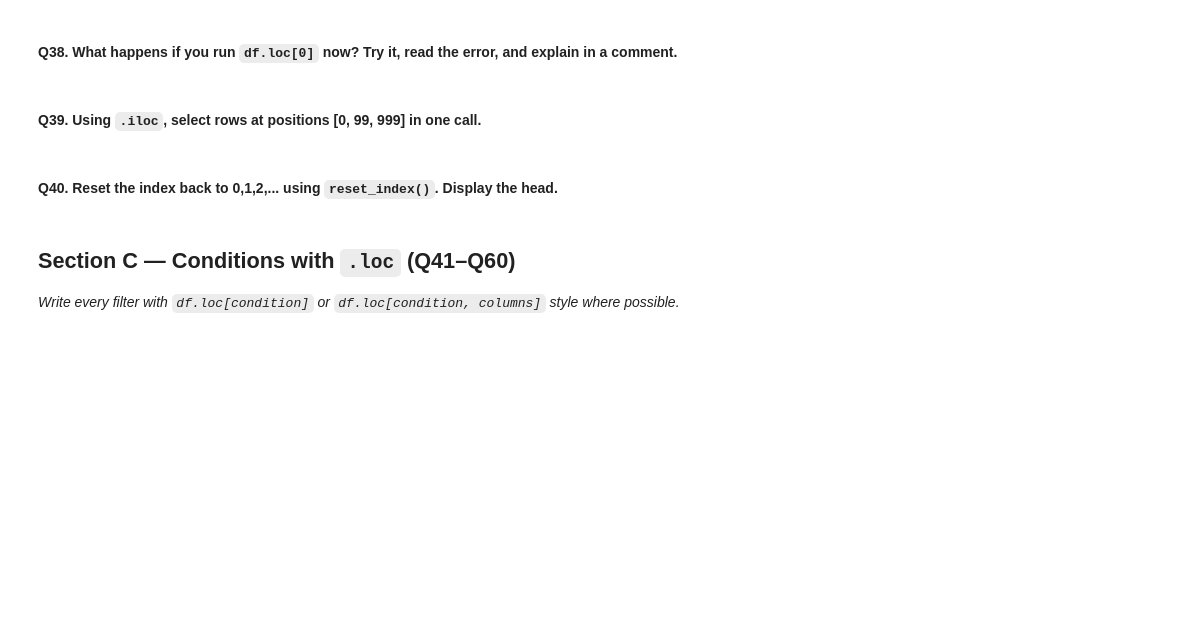
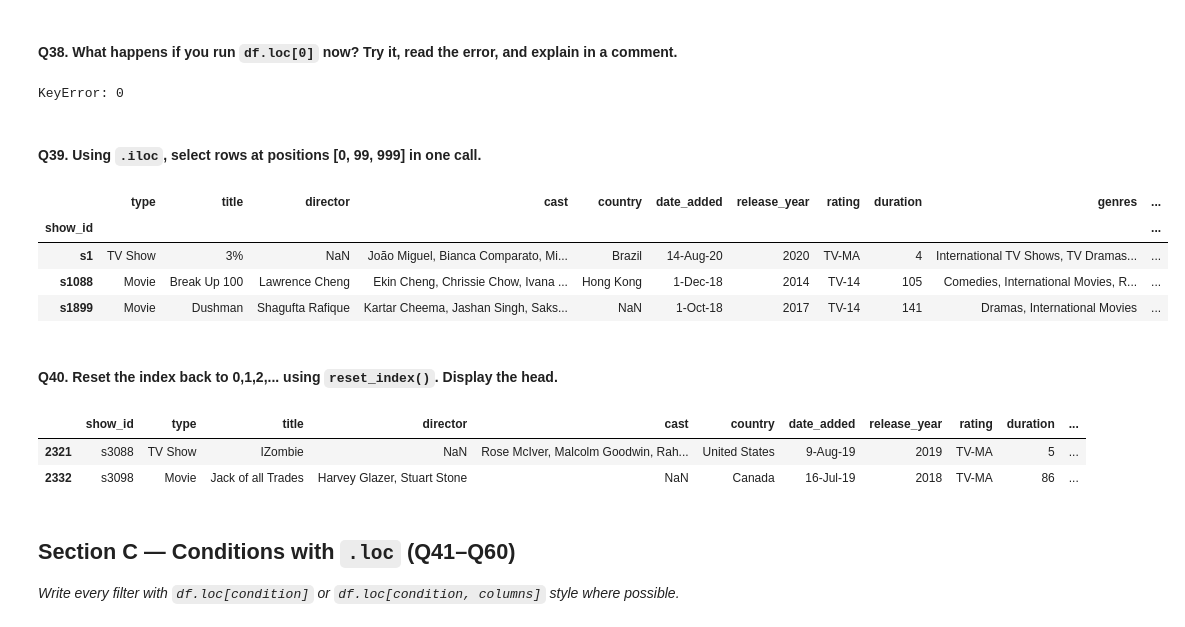
Before and after one commit to Kaini9/Netflix_Dataset_Pandas_125_Questions, a Jupyter notebook: netflix_125_question_workbook.ipynb, the cells around one changed output. Drawn from its saved outputs; the diff is of its cells as text; code cells hidden in the pictures; blank space fills up the shorter version.

```diff
--- a/netflix_125_question_workbook.ipynb
+++ b/netflix_125_question_workbook.ipynb
@@ -415,11 +604,33 @@ df.loc[10:20]
+# %%
+# Your answer here
+#because i have set the index to show id so it gets error
+try:
+    df.loc[0]
+except KeyError as e:
+    print("KeyError:", e)
+# %% [output]
+KeyError: 0
 # %% [markdown]
 #### Q39. Using `.iloc`, select rows at positions [0, 99, 999] in one call.
 # %%
 # Your answer here
+df.iloc[[0, 99, 999]]
+# %% [output]
+|  | type | title | director | cast | country | date_added | release_year | rating | duration | genres | ... |
+| show_id |  |  |  |  |  |  |  |  |  |  | ... |
+| s1 | TV Show | 3% | NaN | João Miguel, Bianca Comparato, Mi... | Brazil | 14-Aug-20 | 2020 | TV-MA | 4 | International TV Shows, TV Dramas... | ... |
+| s1088 | Movie | Break Up 100 | Lawrence Cheng | Ekin Cheng, Chrissie Chow, Ivana ... | Hong Kong | 1-Dec-18 | 2014 | TV-14 | 105 | Comedies, International Movies, R... | ... |
+| s1899 | Movie | Dushman | Shagufta Rafique | Kartar Cheema, Jashan Singh, Saks... | NaN | 1-Oct-18 | 2017 | TV-14 | 141 | Dramas, International Movies | ... |
 # %% [markdown]
 #### Q40. Reset the index back to 0,1,2,... using `reset_index()`. Display the head.
 # %%
 # Your answer here
+df = df.reset_index()
+df.sample(2)
+# %% [output]
+|  | show_id | type | title | director | cast | country | date_added | release_year | rating | duration | ... |
+| 2321 | s3088 | TV Show | IZombie | NaN | Rose McIver, Malcolm Goodwin, Rah... | United States | 9-Aug-19 | 2019 | TV-MA | 5 | ... |
+| 2332 | s3098 | Movie | Jack of all Trades | Harvey Glazer, Stuart Stone | NaN | Canada | 16-Jul-19 | 2018 | TV-MA | 86 | ... |
 # %% [markdown]
 ## Section C — Conditions with `.loc` (Q41–Q60)
 *Write every filter with `df.loc[condition]` or `df.loc[condition, columns]` style where possible.*
```
Also changed, not shown: parts of 23 cells of this notebook.
